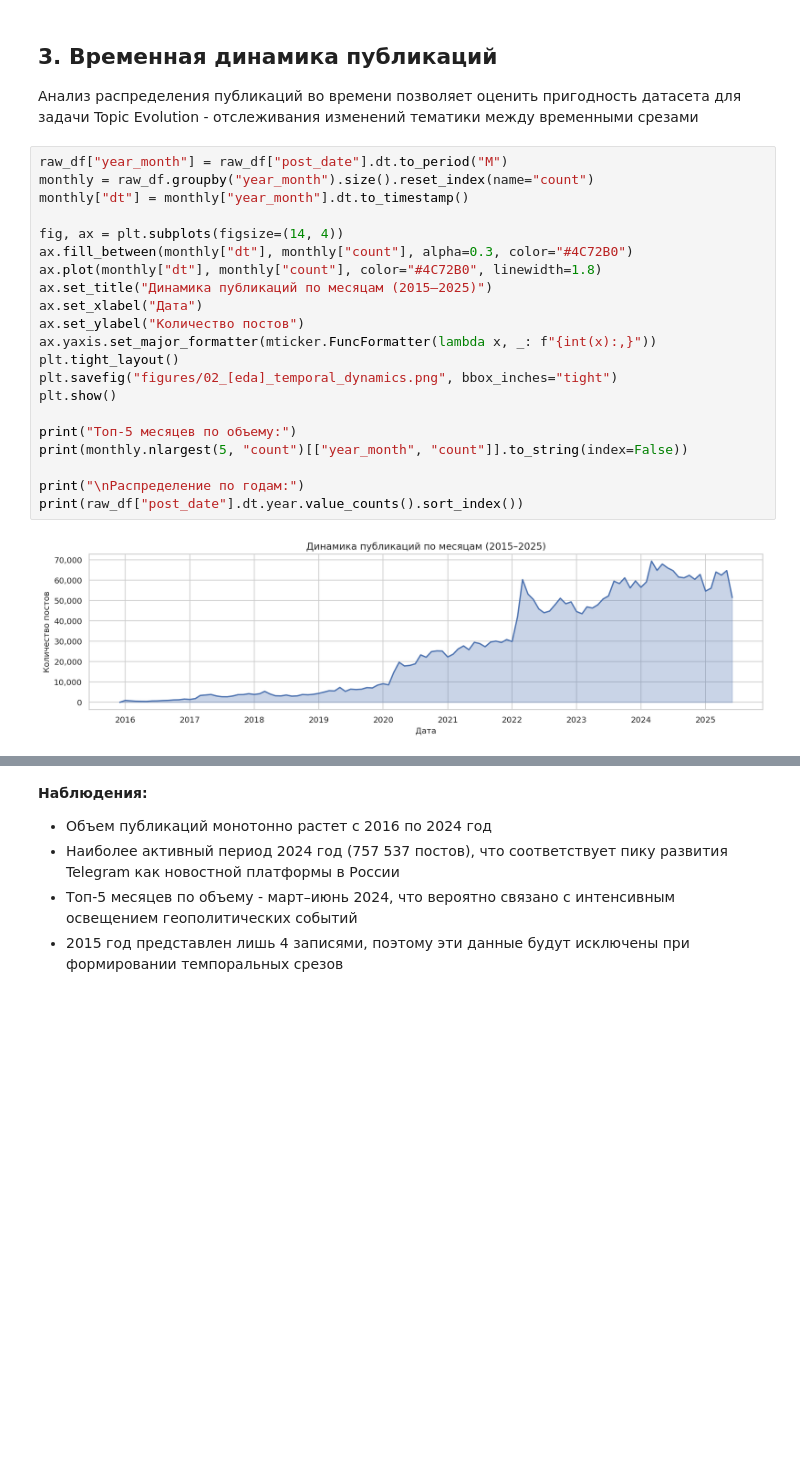
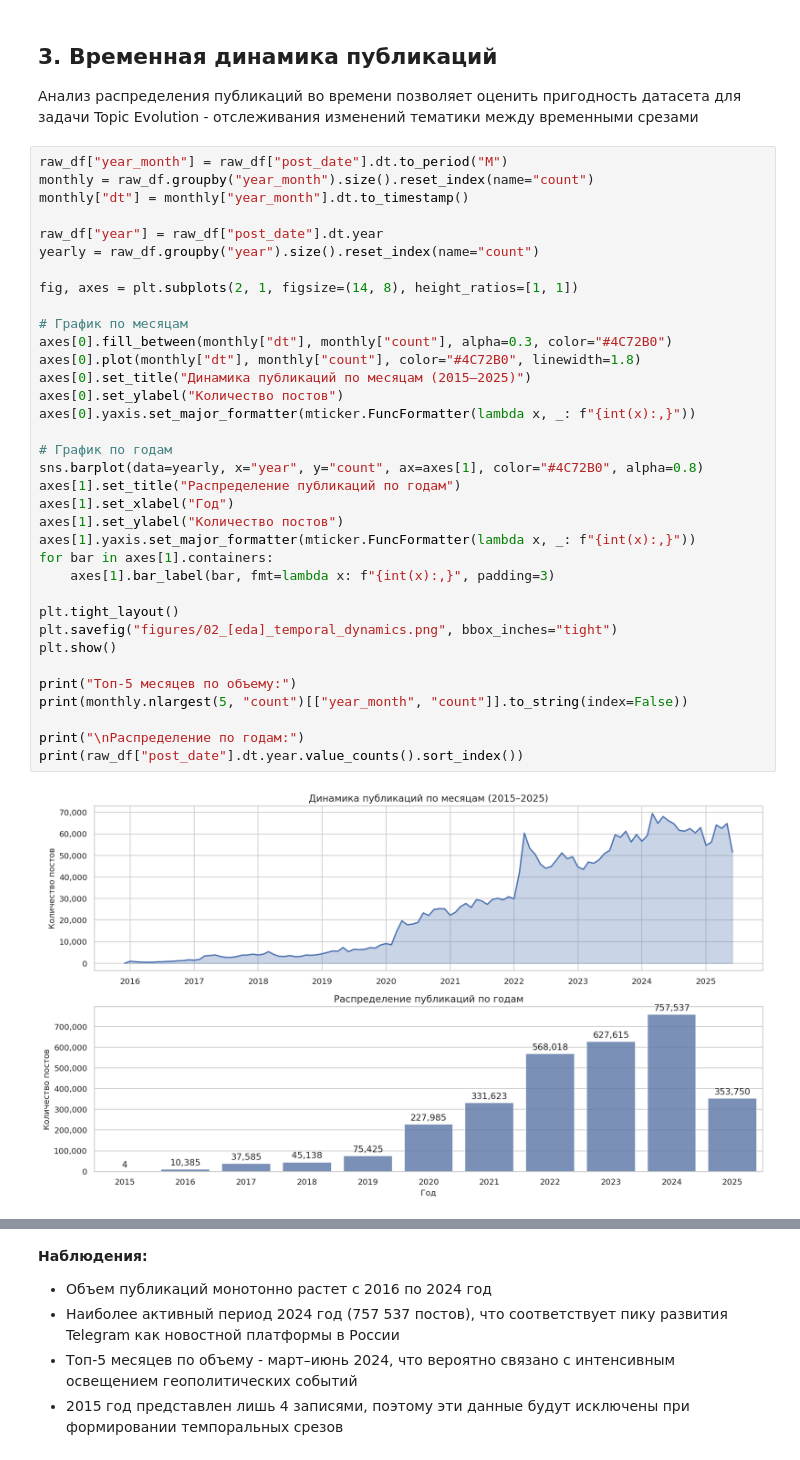
Before and after one commit to ddreamboy/media-tracking-ml, a Jupyter notebook: research/01_eda.ipynb, the cells around one changed output, grey strips where cells are left out. Drawn from its saved outputs; the diff is of its cells as text; blank space fills up the shorter version.

```diff
--- a/research/01_eda.ipynb
+++ b/research/01_eda.ipynb
@@ -146,26 +146,40 @@ Name: text_len, dtype: float64
 # %%
 raw_df["year_month"] = raw_df["post_date"].dt.to_period("M")
 monthly = raw_df.groupby("year_month").size().reset_index(name="count")
 monthly["dt"] = monthly["year_month"].dt.to_timestamp()
 
-fig, ax = plt.subplots(figsize=(14, 4))
-ax.fill_between(monthly["dt"], monthly["count"], alpha=0.3, color="#4C72B0")
-ax.plot(monthly["dt"], monthly["count"], color="#4C72B0", linewidth=1.8)
-ax.set_title("Динамика публикаций по месяцам (2015–2025)")
-ax.set_xlabel("Дата")
-ax.set_ylabel("Количество постов")
-ax.yaxis.set_major_formatter(mticker.FuncFormatter(lambda x, _: f"{int(x):,}"))
+raw_df["year"] = raw_df["post_date"].dt.year
+yearly = raw_df.groupby("year").size().reset_index(name="count")
+
+fig, axes = plt.subplots(2, 1, figsize=(14, 8), height_ratios=[1, 1])
+
+# График по месяцам
+axes[0].fill_between(monthly["dt"], monthly["count"], alpha=0.3, color="#4C72B0")
+axes[0].plot(monthly["dt"], monthly["count"], color="#4C72B0", linewidth=1.8)
+axes[0].set_title("Динамика публикаций по месяцам (2015–2025)")
+axes[0].set_ylabel("Количество постов")
+axes[0].yaxis.set_major_formatter(mticker.FuncFormatter(lambda x, _: f"{int(x):,}"))
+
+# График по годам
+sns.barplot(data=yearly, x="year", y="count", ax=axes[1], color="#4C72B0", alpha=0.8)
+axes[1].set_title("Распределение публикаций по годам")
+axes[1].set_xlabel("Год")
+axes[1].set_ylabel("Количество постов")
+axes[1].yaxis.set_major_formatter(mticker.FuncFormatter(lambda x, _: f"{int(x):,}"))
+for bar in axes[1].containers:
+    axes[1].bar_label(bar, fmt=lambda x: f"{int(x):,}", padding=3)
+
 plt.tight_layout()
 plt.savefig("figures/02_[eda]_temporal_dynamics.png", bbox_inches="tight")
 plt.show()
 
 print("Топ-5 месяцев по объему:")
 print(monthly.nlargest(5, "count")[["year_month", "count"]].to_string(index=False))
 
 print("\nРаспределение по годам:")
 print(raw_df["post_date"].dt.year.value_counts().sort_index())
 # %% [output]
-[figure, old version]
+[figure, new version]
 Топ-5 месяцев по объему:
 year_month  count
    2024-03  69440
```
Also changed, not shown: 4 other files.
